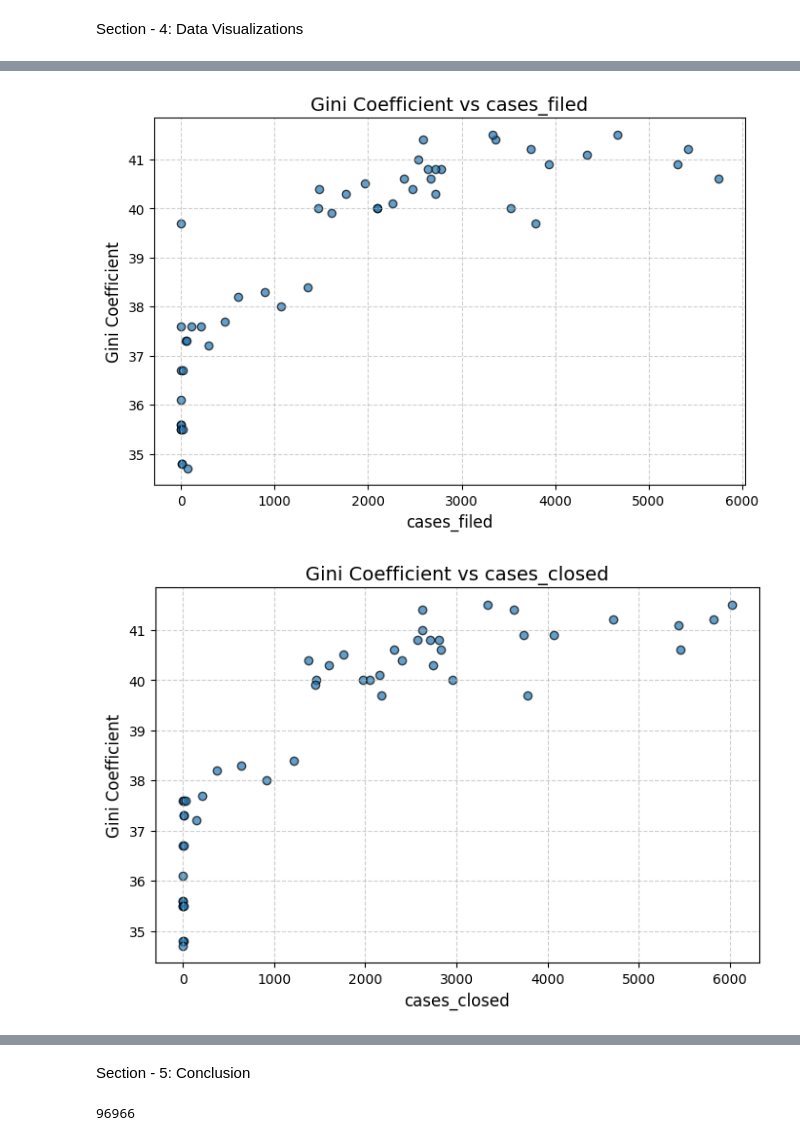
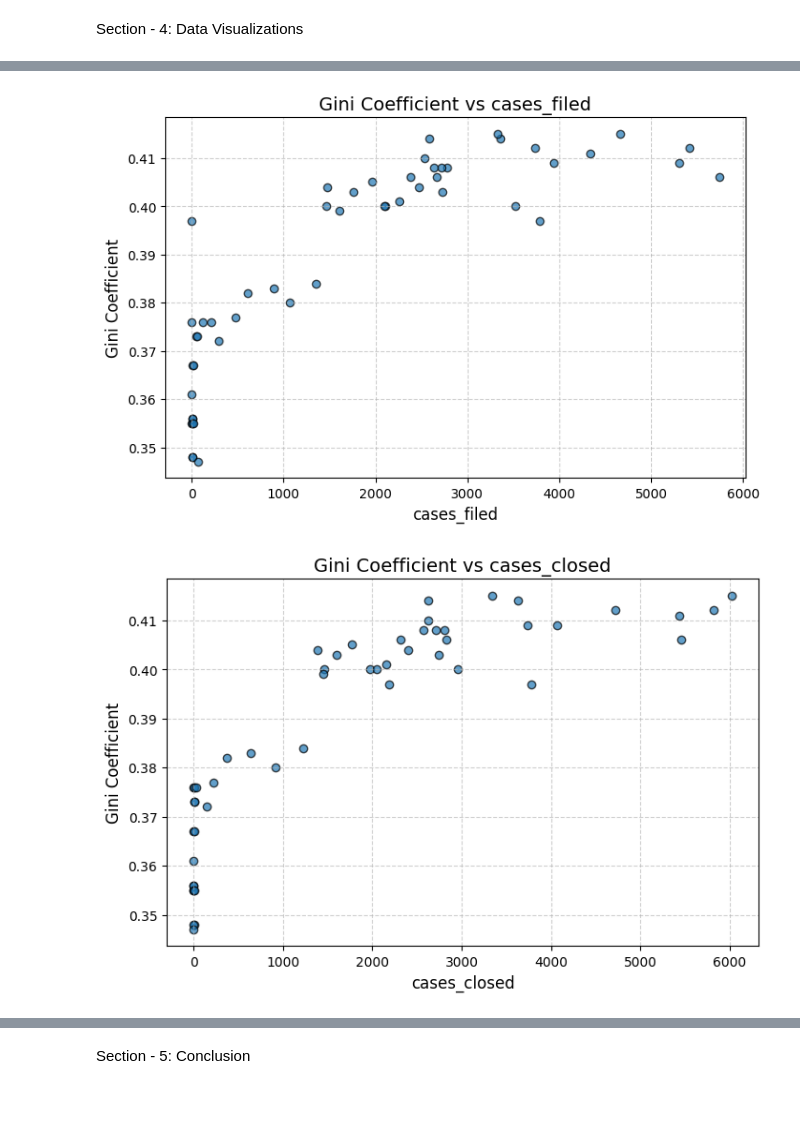
Before and after one commit to Sai0472003/PatentLitigation_Impact, a Jupyter notebook: Project1.ipynb, the cells around one changed output, grey strips where cells are left out. Cells and saved outputs as stored; diff of their text form; code cells hidden in the pictures; blank space fills up the shorter version.

```diff
--- a/Project1.ipynb
+++ b/Project1.ipynb
@@ -168,15 +179,15 @@ Section - 4: Data Visualizations
 # %%
 x_vars = ['cases_filed', 'cases_closed', 'Urban Rate', 'unemployment_rate', 'Inflation Rate']
 
 # Loop through each variable and create a scatter plot with Gini
 for x in x_vars:
     plt.figure(figsize=(8, 5))
-    plt.scatter(complete_merged[x], complete_merged['gini'], alpha=0.7, edgecolor='k')
+    plt.scatter(complete_merged[x], complete_merged['gini']/100, alpha=0.7, edgecolor='k')
     plt.title(f'Gini Coefficient vs {x}', fontsize=14)
     plt.xlabel(x, fontsize=12)
     plt.ylabel('Gini Coefficient', fontsize=12)
     plt.grid(True, linestyle='--', alpha=0.6)
     plt.show()
 # %% [output]
-[figure, old version]
+[figure, new version]
-[figure, old version]
+[figure, new version]
@@ -186,6 +197,2 @@ for x in x_vars:
 # %% [markdown]
 Section - 5: Conclusion
-# %%
-cases['demand'].notna().count()
-# %% [output]
-96966
```
Also changed, not shown: parts of 9 cells of this notebook.
